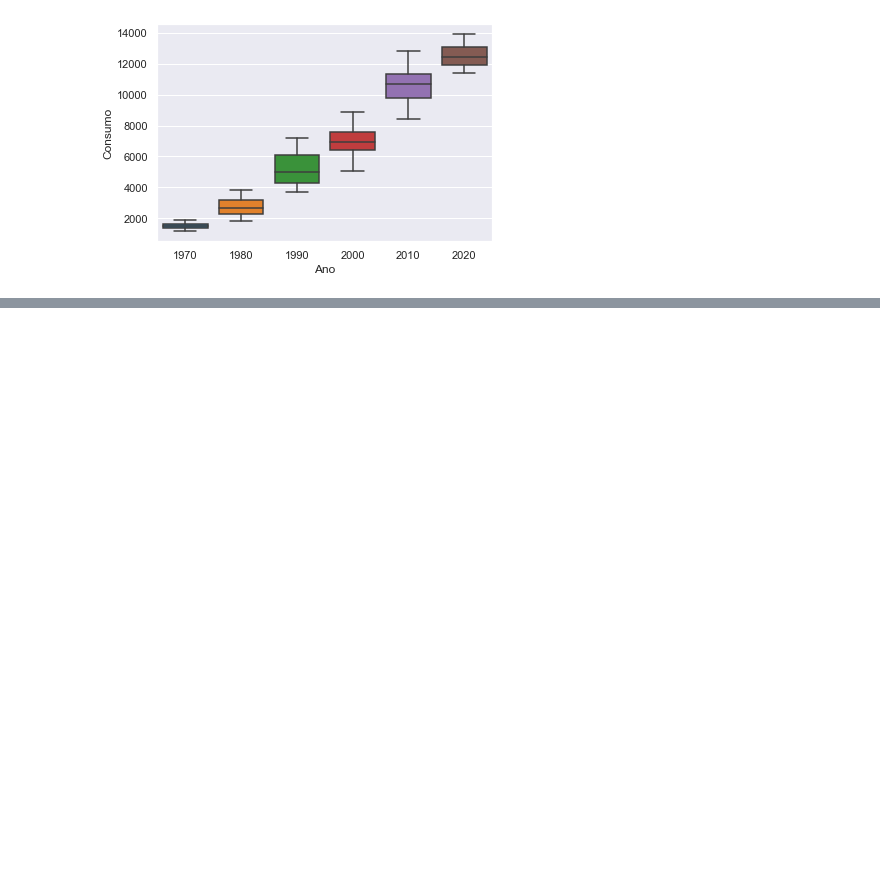
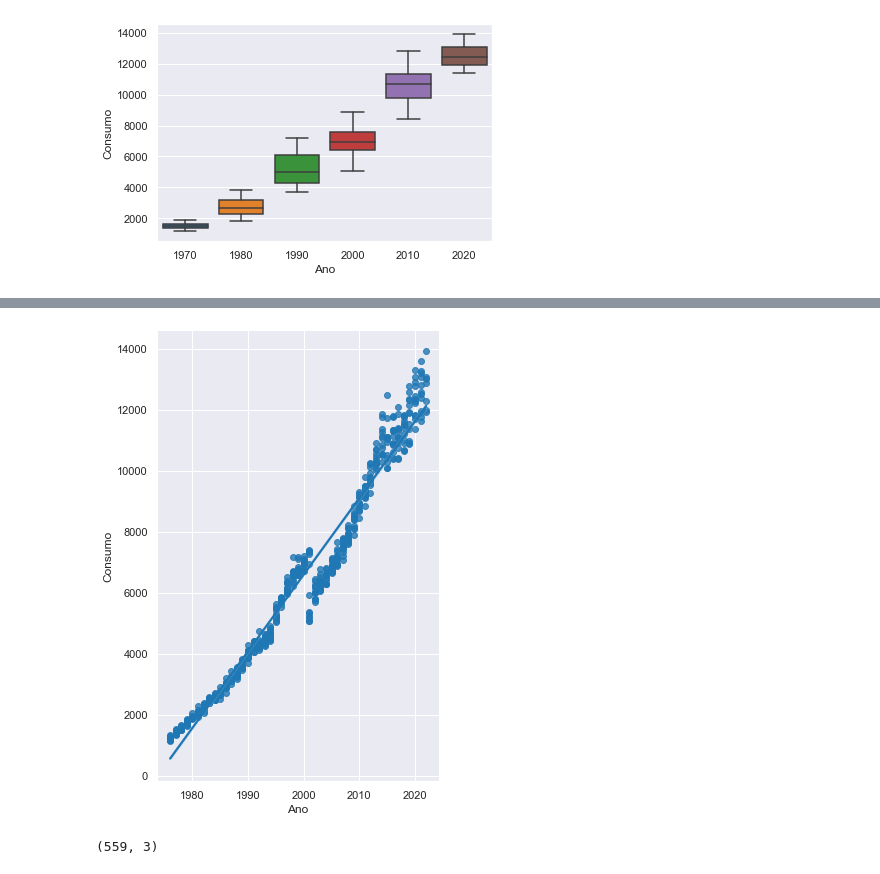
Before and after one commit to kccas35/Data-projeto-6, a Jupyter notebook: data/projeto6teste1.ipynb, the cells around one changed output, grey strips where cells are left out. Cells and saved outputs as stored; diff of their text form; code cells hidden in the pictures; blank space fills up the shorter version.

```diff
--- a/data/projeto6teste1.ipynb
+++ b/data/projeto6teste1.ipynb
@@ -109,0 +113,11 @@ df.groupby(df.index.year)['Consumo'].nlargest(20).groupby(level=0).sum().plot(ki
+# %%
+
+df.nlargest(20, 'Consumo')['Ano']
+sns.pairplot(df, x_vars=['Ano'], y_vars='Consumo', height=7, aspect=0.7, kind='reg');
+# %% [output]
+[figure, added]
+# %%
+df.shape
+numero_total = df.shape[0]
+# %% [output]
+(559, 3)
```
Also changed, not shown: parts of 6 cells of this notebook.
